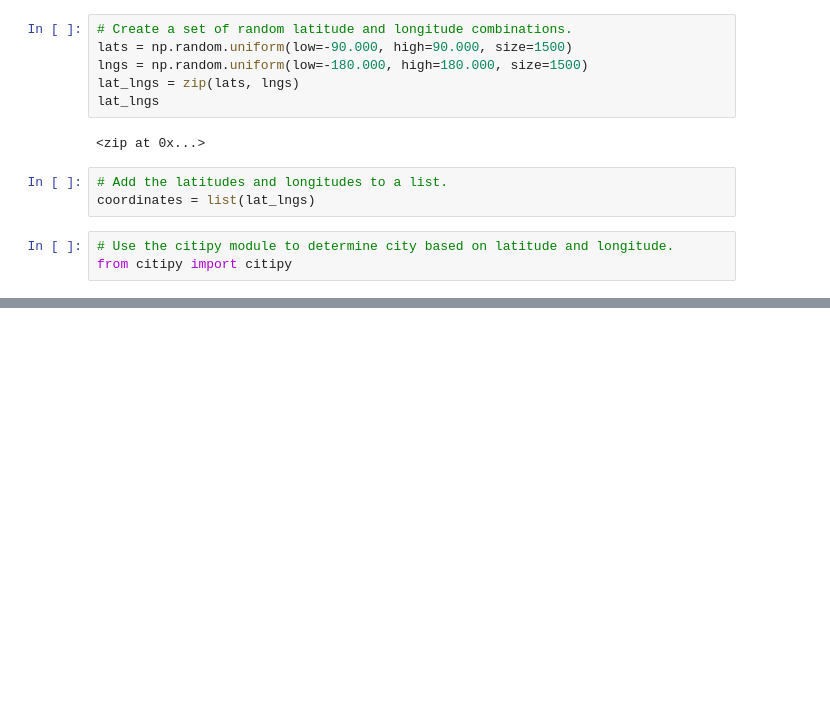
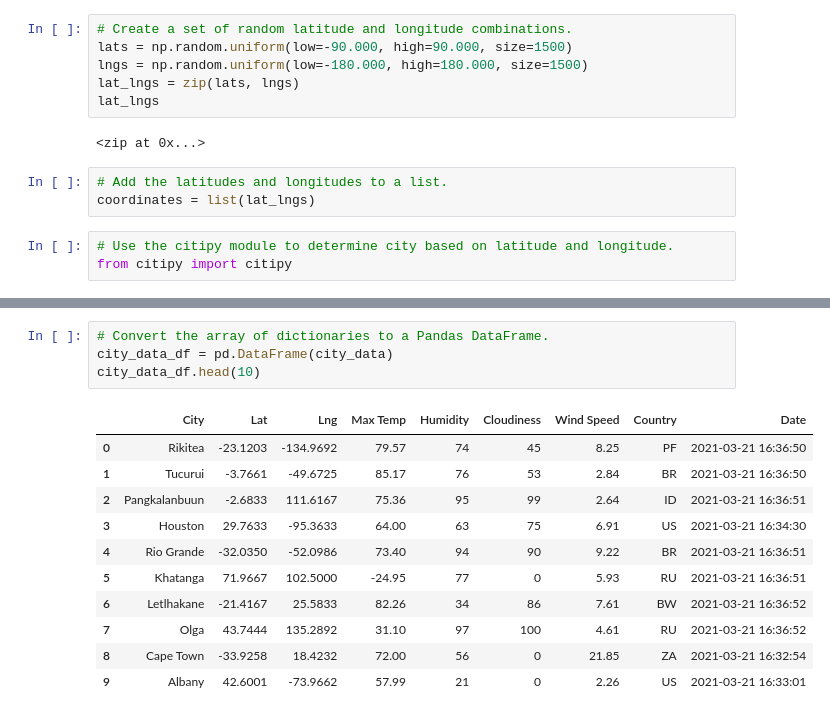
Before and after one commit to jparrett/World_Weather_Analysis, a Jupyter notebook: WeatherPy.ipynb, the cells around one changed output, grey strips where cells are left out. Cells and saved outputs as stored; diff of their text form; blank space fills up the shorter version.

```diff
--- a/WeatherPy.ipynb
+++ b/WeatherPy.ipynb
@@ -33,0 +127,16 @@ len(cities)
+# %%
+# Convert the array of dictionaries to a Pandas DataFrame.
+city_data_df = pd.DataFrame(city_data)
+city_data_df.head(10)
+# %% [output]
+|  | City | Lat | Lng | Max Temp | Humidity | Cloudiness | Wind Speed | Country | Date |
+| 0 | Rikitea | -23.1203 | -134.9692 | 79.57 | 74 | 45 | 8.25 | PF | 2021-03-21 16:36:50 |
+| 1 | Tucurui | -3.7661 | -49.6725 | 85.17 | 76 | 53 | 2.84 | BR | 2021-03-21 16:36:50 |
+| 2 | Pangkalanbuun | -2.6833 | 111.6167 | 75.36 | 95 | 99 | 2.64 | ID | 2021-03-21 16:36:51 |
+| 3 | Houston | 29.7633 | -95.3633 | 64.00 | 63 | 75 | 6.91 | US | 2021-03-21 16:34:30 |
+| 4 | Rio Grande | -32.0350 | -52.0986 | 73.40 | 94 | 90 | 9.22 | BR | 2021-03-21 16:36:51 |
+| 5 | Khatanga | 71.9667 | 102.5000 | -24.95 | 77 | 0 | 5.93 | RU | 2021-03-21 16:36:51 |
+| 6 | Letlhakane | -21.4167 | 25.5833 | 82.26 | 34 | 86 | 7.61 | BW | 2021-03-21 16:36:52 |
+| 7 | Olga | 43.7444 | 135.2892 | 31.10 | 97 | 100 | 4.61 | RU | 2021-03-21 16:36:52 |
+| 8 | Cape Town | -33.9258 | 18.4232 | 72.00 | 56 | 0 | 21.85 | ZA | 2021-03-21 16:32:54 |
+| 9 | Albany | 42.6001 | -73.9662 | 57.99 | 21 | 0 | 2.26 | US | 2021-03-21 16:33:01 |
```
Also changed, not shown: parts of 6 cells of this notebook, 3 other files.
